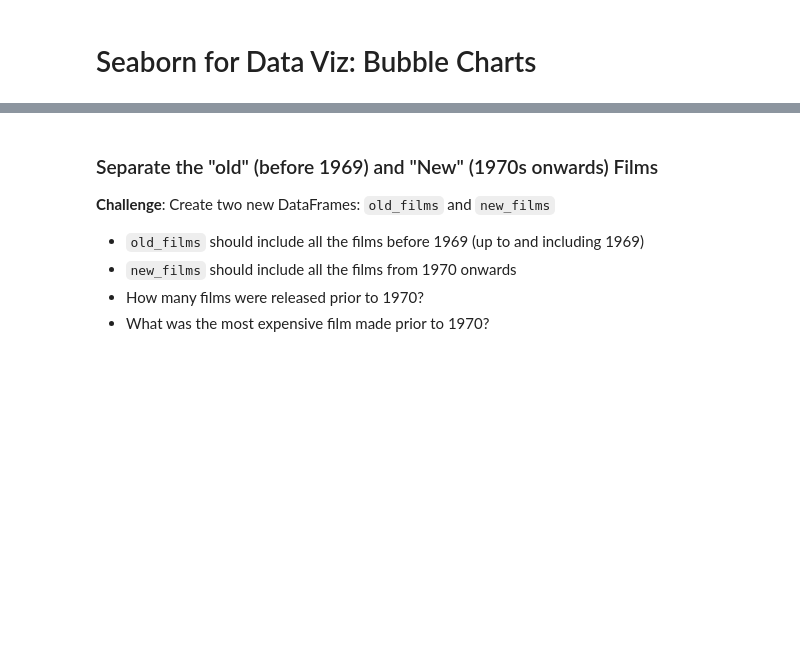
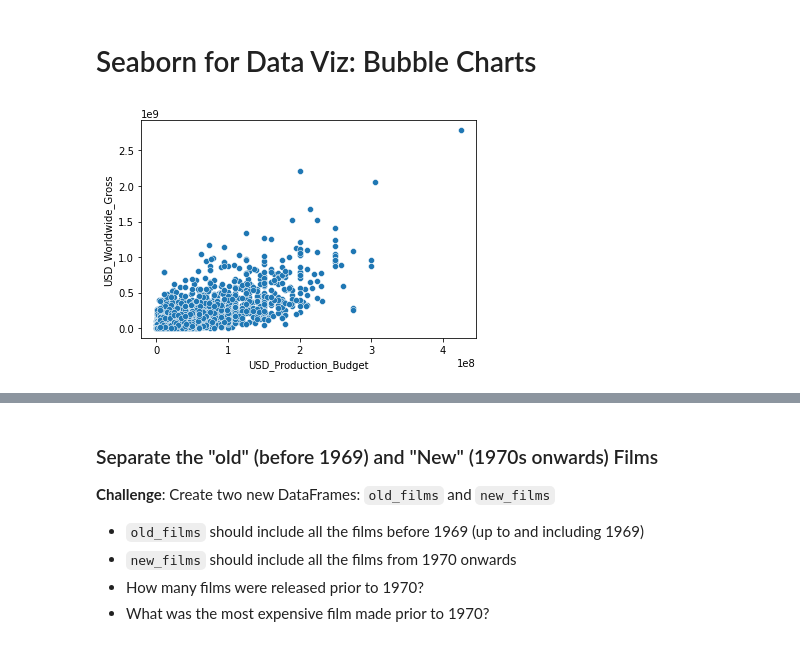
Before and after one commit to washimimizuku/100-days-of-python, a Jupyter notebook: day77/movie-budget-revenue/Seaborn_and_Linear_Regression.ipynb, the cells around one changed output, grey strips where cells are left out. Cells and saved outputs as stored; diff of their text form; code cells hidden in the pictures; blank space fills up the shorter version.

Commit message:
Add seaborn data visualization

```diff
--- a/day77/movie-budget-revenue/Seaborn_and_Linear_Regression.ipynb
+++ b/day77/movie-budget-revenue/Seaborn_and_Linear_Regression.ipynb
@@ -320,3 +322,10 @@ money_losing.shape[0]/data_clean.shape[0]
 0.37277117384843983
 # %% [markdown]
 # Seaborn for Data Viz: Bubble Charts
+# %%
+sns.scatterplot(data=data_clean,
+                x='USD_Production_Budget',
+                y='USD_Worldwide_Gross')
+plt.show()
+# %% [output]
+[figure, added]
```
Also changed, not shown: parts of 6 cells of this notebook, 2 other files.
